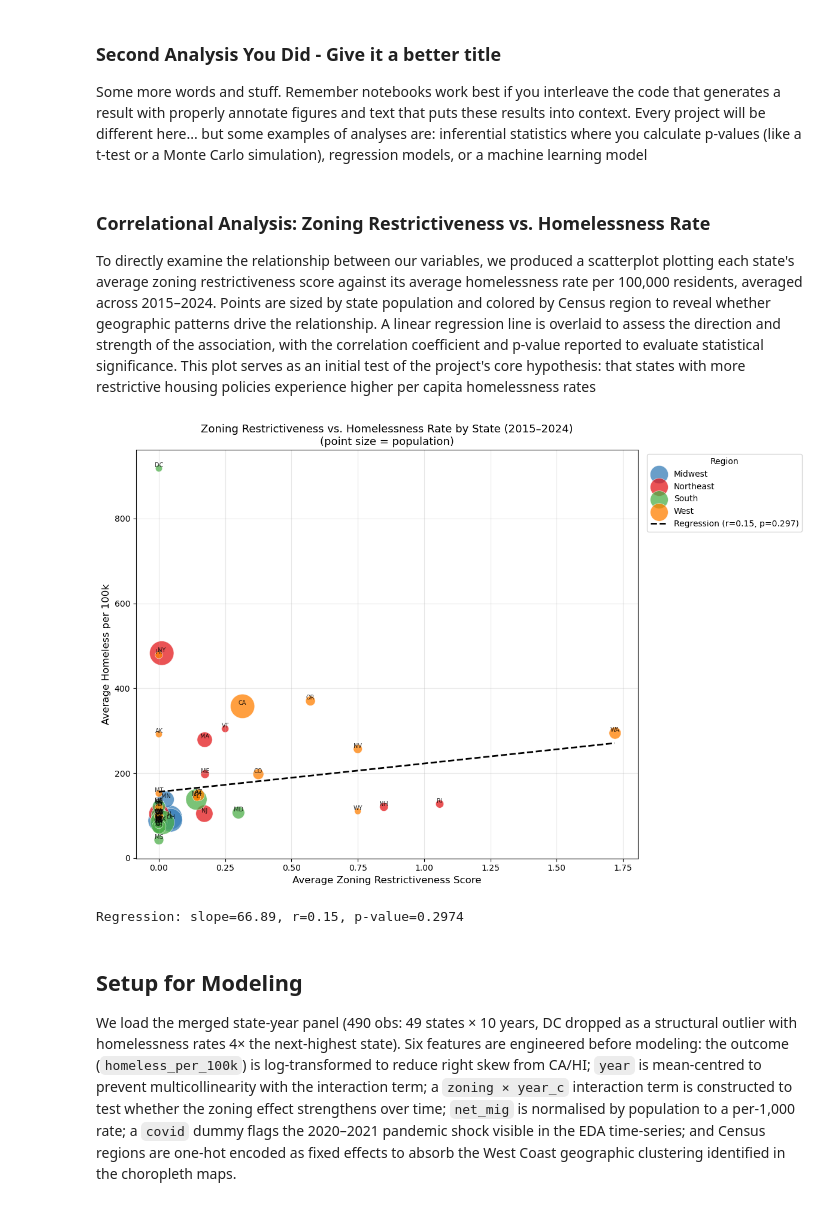
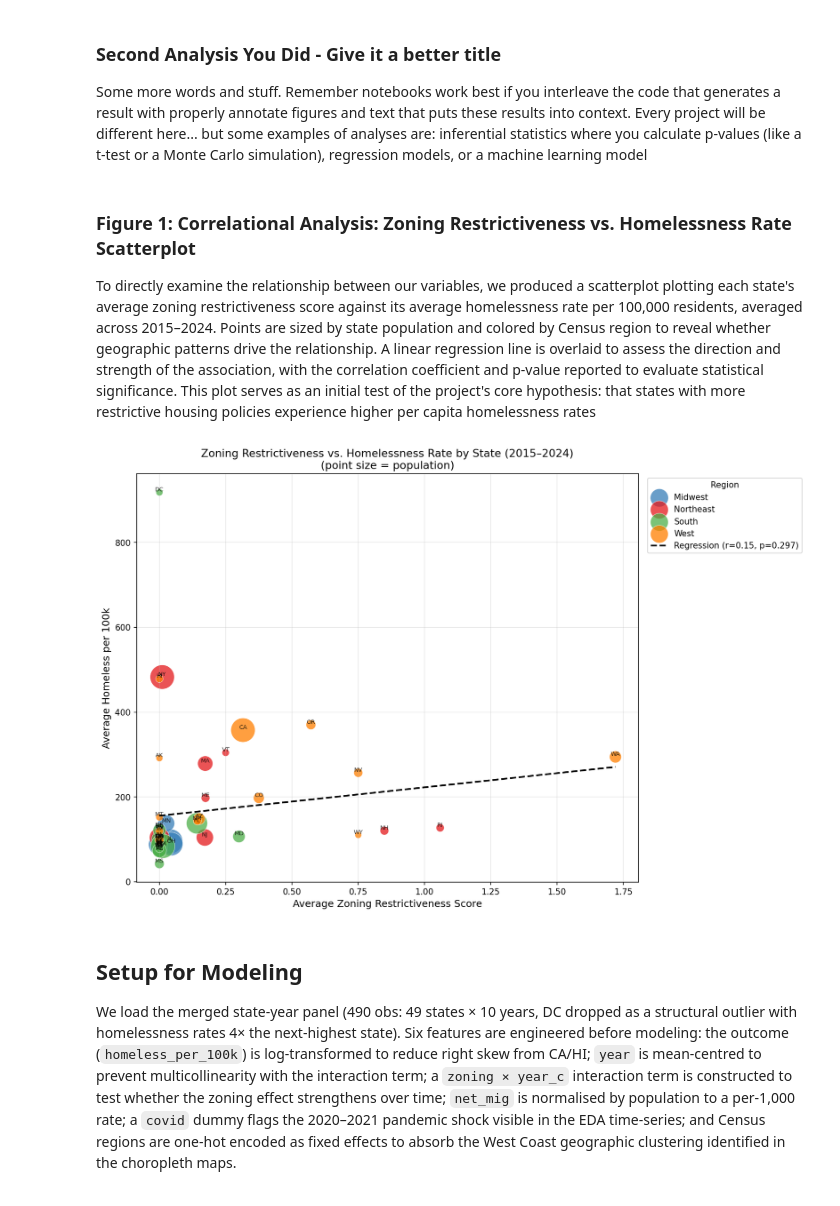
Before and after one commit to COGS108/Group-SP26-085, a Jupyter notebook: 03-FinalProject.ipynb, the cells around one changed output. Drawn from its saved outputs; the diff is of its cells as text; code cells hidden in the pictures.

Commit message:
updated figure 1 eda

```diff
--- a/03-FinalProject.ipynb
+++ b/03-FinalProject.ipynb
@@ -166,60 +157,14 @@ Some more words and stuff.  Remember notebooks work best if you interleave the c
 ## YOUR CODE HERE
 ## FEEL FREE TO ADD MULTIPLE CELLS PER SECTION
 # %% [markdown]
-### Correlational Analysis: Zoning Restrictiveness vs. Homelessness Rate
+### Figure 1: Correlational Analysis: Zoning Restrictiveness vs. Homelessness Rate Scatterplot
 To directly examine the relationship between our variables, we produced a scatterplot plotting each state's average zoning restrictiveness score against its average homelessness rate per 100,000 residents, averaged across 2015–2024. Points are sized by state population and colored by Census region to reveal whether geographic patterns drive the relationship. A linear regression line is overlaid to assess the direction and strength of the association, with the correlation coefficient and p-value reported to evaluate statistical significance. This plot serves as an initial test of the project's core hypothesis: that states with more restrictive housing policies experience higher per capita homelessness rates
-# %%
-df_avg = df.groupby('state', as_index=False).agg(
-    homeless_per_100k=('homeless_per_100k', 'mean'),
-    avg_total_restrictions=('avg_total_restrictions', 'mean'),
-    pop=('pop', 'mean'),
-    state_name=('state_name', 'first'),
-    REGION=('REGION', 'first')
-)
-
-region_labels = {1: 'Northeast', 2: 'Midwest', 3: 'South', 4: 'West'}
-df_avg['region_name'] = df_avg['REGION'].map(region_labels)
-
-fig, ax = plt.subplots(figsize=(12, 8))
-
-palette = {'Northeast': '#e41a1c', 'Midwest': '#377eb8', 'South': '#4daf4a', 'West': '#ff7f00'}
-for region, group in df_avg.groupby('region_name'):
-    sizes = (group['pop'] / group['pop'].max()) * 800 + 50
-    ax.scatter(
-        group['avg_total_restrictions'],
-        group['homeless_per_100k'],
-        s=sizes,
-        alpha=0.75,
-        label=region,
-        color=palette[region],
-        edgecolors='white',
-        linewidth=0.5
-    )
-    for _, row in group.iterrows():
-        ax.annotate(
-            row['state'],
-            (row['avg_total_restrictions'], row['homeless_per_100k']),
-            fontsize=7, ha='center', va='bottom', alpha=0.8
-        )
-
-# ── Regression line ───────────────────────────────────────────────────────────
-slope, intercept, r, p, se = stats.linregress(df_avg['avg_total_restrictions'], df_avg['homeless_per_100k'])
-x_line = np.linspace(df_avg['avg_total_restrictions'].min(), df_avg['avg_total_restrictions'].max(), 100)
-ax.plot(x_line, intercept + slope * x_line, color='black', linewidth=2, linestyle='--', label=f'Regression (r={r:.2f}, p={p:.3f})')
-
-ax.set_xlabel('Average Zoning Restrictiveness Score', fontsize=12)
-ax.set_ylabel('Average Homeless per 100k', fontsize=12)
-ax.set_title('Zoning Restrictiveness vs. Homelessness Rate by State (2015–2024)\n''(point size = population)', fontsize=13)
-ax.legend(title='Region', bbox_to_anchor=(1.01, 1), loc='upper left')
-ax.grid(True, alpha=0.3)
-plt.tight_layout()
-os.makedirs('results', exist_ok=True)
-plt.savefig('results/zoning_vs_homelessness_scatter.png', dpi=150, bbox_inches='tight')
-plt.show()
-print(f"Regression: slope={slope:.2f}, r={r:.2f}, p-value={p:.4f}")
-# %% [output]
-[figure, removed]
-Regression: slope=66.89, r=0.15, p-value=0.2974
+# %%
+from IPython.display import Image, display
+
+display(Image(filename='results/zoning_vs_homelessness_scatter.png', width=800))
+# %% [output]
+[figure, added]
 # %% [markdown]
 ## Setup for Modeling
 
```
Also changed, not shown: parts of 5 cells of this notebook.
